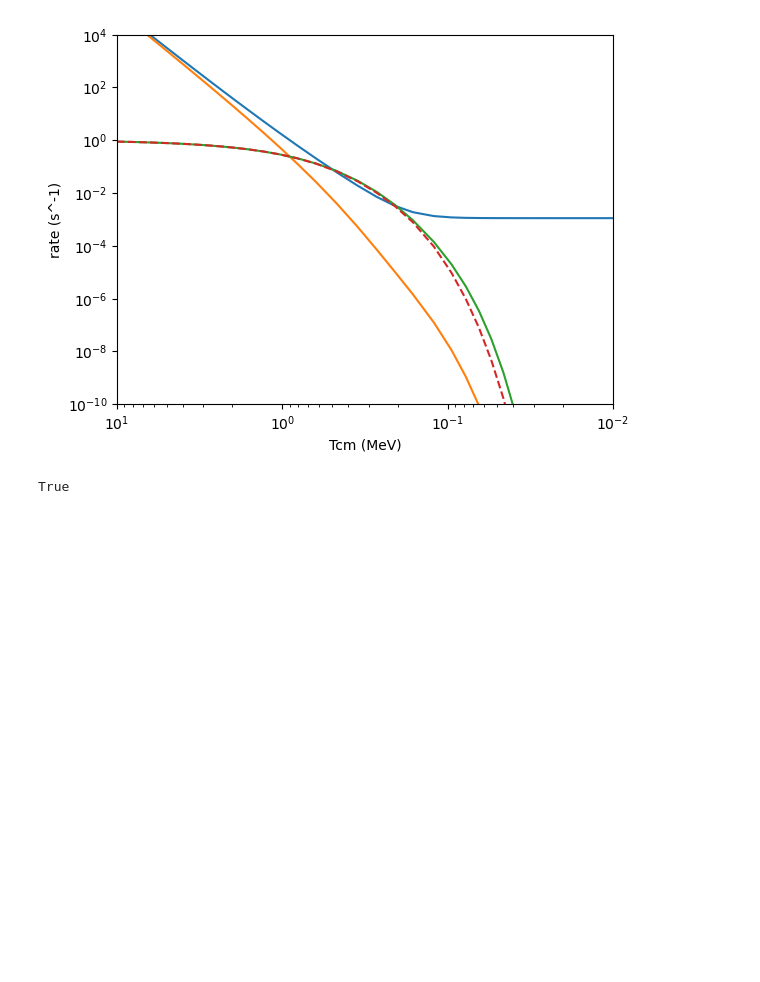
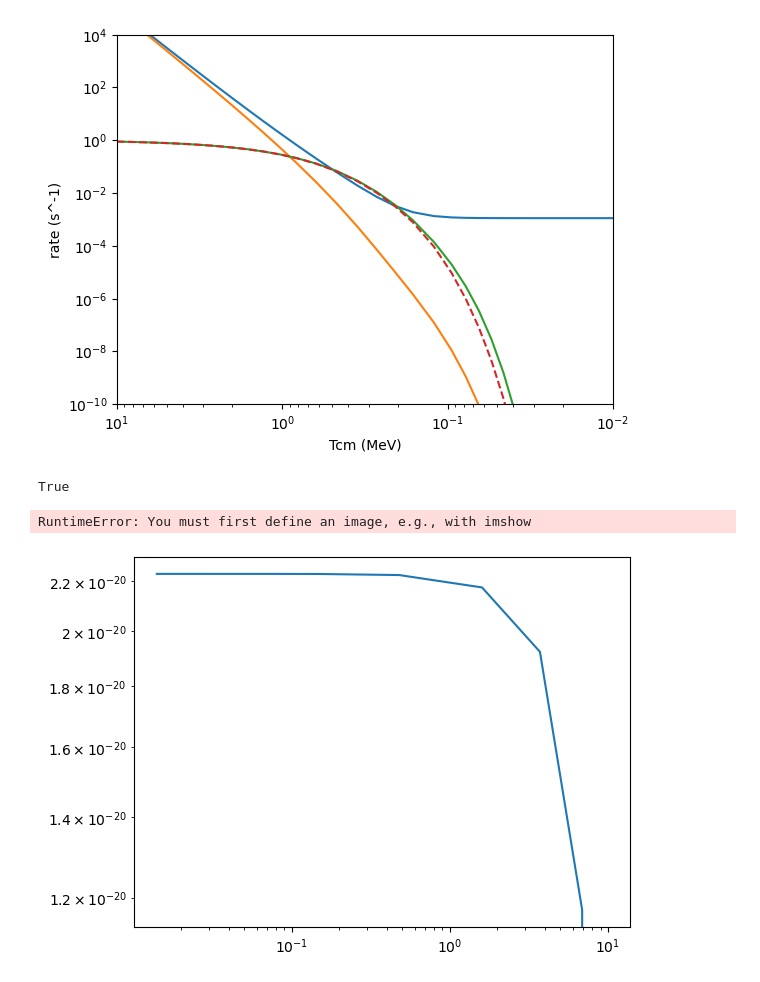
Before and after one commit to nuLABatUSD/BBN_evolve, a Jupyter notebook: weakrates.ipynb, the cells around one changed output. Drawn from its saved outputs; the diff is of its cells as text; code cells hidden in the pictures; blank space fills up the shorter version.

```diff
--- a/weakrates.ipynb
+++ b/weakrates.ipynb
@@ -127,3 +127,12 @@ a, y, dx, done = ODE.ODEOneRun(a0, y0, dx0, p, N_step, dN, x_final)
 print(done)
 # %% [output]
 True
+# %%
+plt.figure()
+t=y[:,1]
+T=y[:,0]
+plt.loglog(T,t)
+plt.clim(1.5,0.01)
+# %% [output]
+RuntimeError: You must first define an image, e.g., with imshow
+[figure, added]
```
Also changed, not shown: 1 other file.
